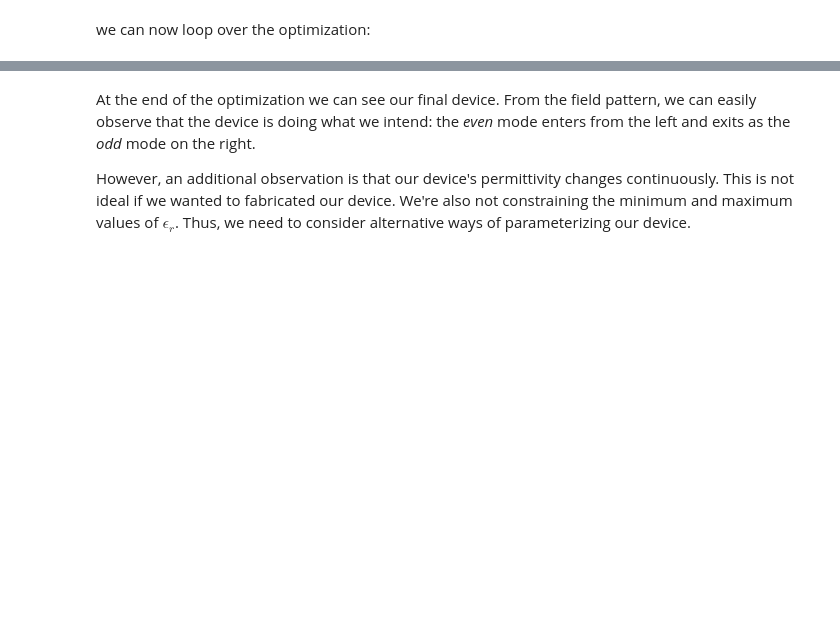
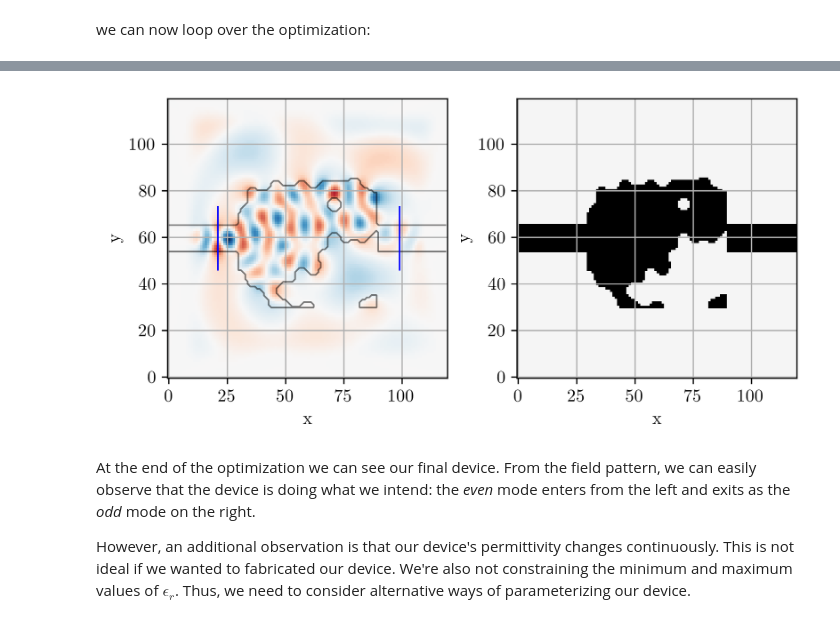
Before and after one commit to flaport/inverse_design, a Jupyter notebook: notebooks/10_inverse_design_local.ipynb, the cells around one changed output, grey strips where cells are left out. Drawn from its saved outputs; the diff is of its cells as text; code cells hidden in the pictures; blank space fills up the shorter version.

```diff
--- a/notebooks/10_inverse_design_local.ipynb
+++ b/notebooks/10_inverse_design_local.ipynb
@@ -167,7 +189,6 @@ def forward(latent_weights, brush):
 # %%
 #| exports
 def loss_fn(epsr):
-    epsr = epsr.reshape((Nx, Ny))
     simulation.eps_r = mask_combine_epsr(epsr, bg_epsr, design_region)
     _, _, Ez = simulation.solve(source)
     return -mode_overlap(Ez, probe) / E0
@@ -177,3 +195,29 @@ grad_fn = jacobian(loss_fn, mode='reverse')
+# %%
+#| exports
+debug_forward=True
+@jax.custom_jvp
+def loss_jax(latent):
+  eps = forward(latent.reshape((Nx, Ny)), brush)
+  if debug_forward:
+    plt.figure(figsize=(0.5,0.5), frameon=False)
+    plt.imshow(eps)
+    plt.axis("off")
+    plt.show()
+  #eps = np.asarray(eps, dtype=float)
+  return loss_fn(eps)
+
+grad_fn = jacobian(loss_fn, mode='reverse')
+
+@loss_jax.defjvp
+def loss_jax_jvp(primals, tangents):
+  latent = primals[0].reshape((Nx, Ny))
+  primals_out = loss_jax(latent)
+  latent = np.asarray(latent, dtype=float)
+  g = jnp.array(grad_fn(latent))
+
+  return primals_out, jnp.dot(g[0],tangents[0][0])  # why does this work?!
+
+jax_grad = jax.value_and_grad(loss_jax)
 # %% [markdown]
 ### Optimization
 # %%
@@ -184,14 +228,13 @@ simulation, ax = viz_sim(epsr_total, source, slices=[input_slice, output_slice])
 # %%
 init_fn, update_fn, params_fn = adam(step_size)
-state = init_fn(epsr.reshape(1, -1))
+state = init_fn(latent.reshape(1, -1))
 # %% [markdown]
 this is the optimization step:
 # %%
 #| export
 def step_fn(step, state):
-    latent = np.asarray(params_fn(state), dtype=float) # we need autograd arrays here...
-    loss = loss_fn(latent)
-    grads = grad_fn(latent)
+    latent = params_fn(state) # we need autograd arrays here...
+    loss, grads = jax_grad(latent)
     optim_state = update_fn(step, grads, state)
     return loss, optim_state
 # %% [markdown]
@@ -207,7 +261,10 @@ epsr_optimum = epsr_optimum.reshape((Nx, Ny))
 # %%
 # Simulate and show the optimal device
+epsr_optimum = forward(params_fn(state).reshape((Nx,Ny)), brush)
 epsr_optimum_total = mask_combine_epsr(epsr_optimum, bg_epsr, design_region)
 simulation, ax = viz_sim(epsr_optimum_total, source, slices=[input_slice, output_slice])
+# %% [output]
+[figure, added]
 # %% [markdown]
 At the end of the optimization we can see our final device. From the field pattern, we can easily observe that the device is doing what we intend: the *even* mode enters from the left and exits as the *odd* mode on the right.
 
```
Also changed, not shown: parts of 13 cells of this notebook, 5 other files.
